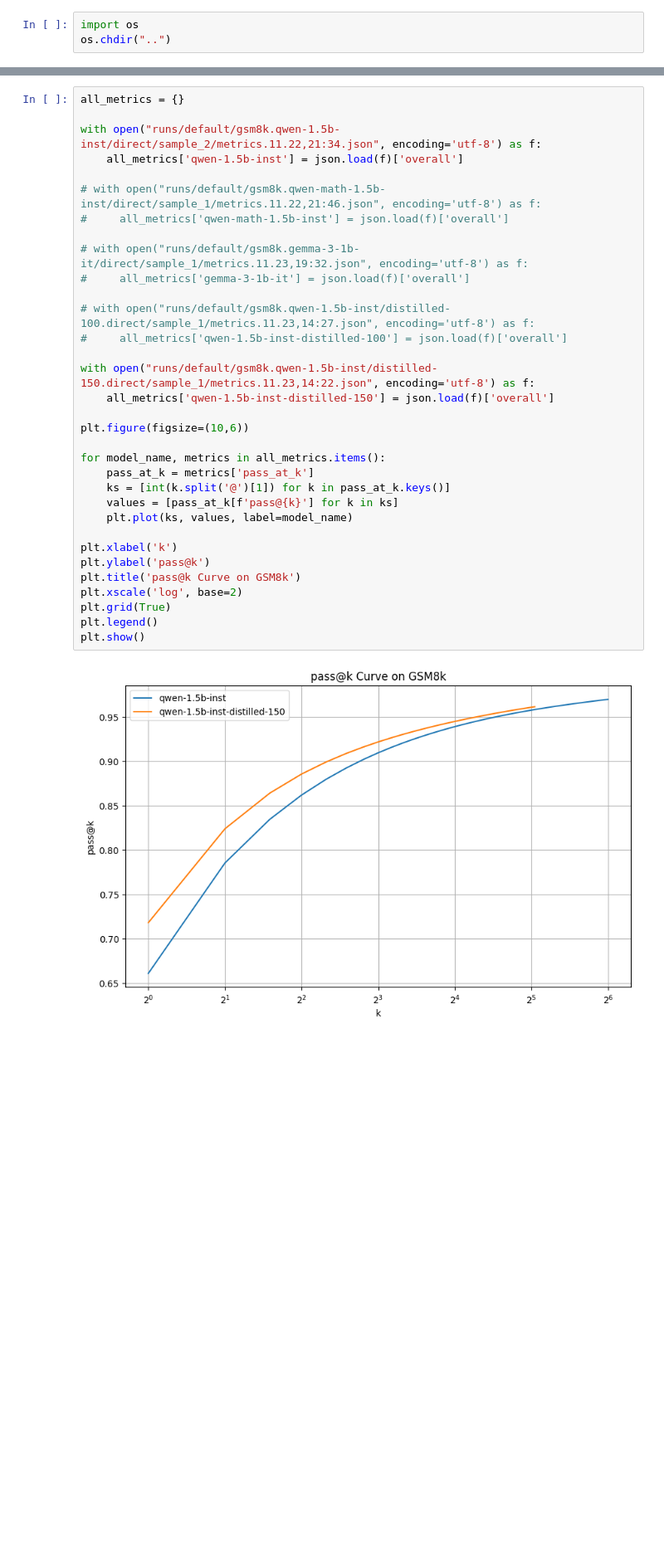
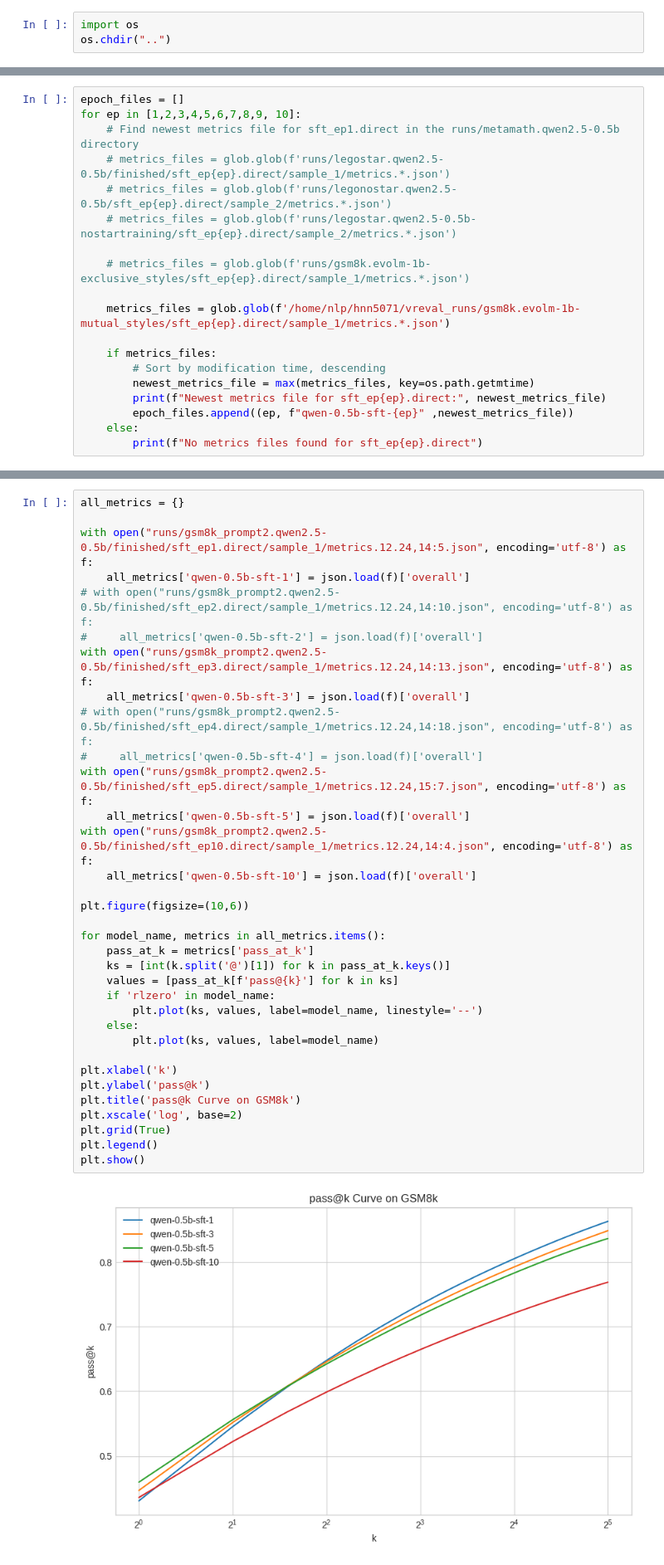
Before and after one commit to NNHieu/VREvals, a Jupyter notebook: notebooks/PlotPassK.ipynb, the cells around one changed output, grey strips where cells are left out. Shown at 83% size. Saved outputs shown, nothing was run; the diff lists cells and outputs as text; blank space fills up the shorter version.

```diff
--- a/notebooks/PlotPassK.ipynb
+++ b/notebooks/PlotPassK.ipynb
@@ -84,0 +243,19 @@ plt.show()
+# %%
+epoch_files = []
+for ep in [1,2,3,4,5,6,7,8,9, 10]:
+    # Find newest metrics file for sft_ep1.direct in the runs/metamath.qwen2.5-0.5b directory
+    # metrics_files = glob.glob(f'runs/legostar.qwen2.5-0.5b/finished/sft_ep{ep}.direct/sample_1/metrics.*.json')
+    # metrics_files = glob.glob(f'runs/legonostar.qwen2.5-0.5b/sft_ep{ep}.direct/sample_2/metrics.*.json')
+    # metrics_files = glob.glob(f'runs/legostar.qwen2.5-0.5b-nostartraining/sft_ep{ep}.direct/sample_2/metrics.*.json')
+
+    # metrics_files = glob.glob(f'runs/gsm8k.evolm-1b-exclusive_styles/sft_ep{ep}.direct/sample_1/metrics.*.json')
+
+    metrics_files = glob.glob(f'/home/nlp/hnn5071/vreval_runs/gsm8k.evolm-1b-mutual_styles/sft_ep{ep}.direct/sample_1/metrics.*.json')
+
+    if metrics_files:
+        # Sort by modification time, descending
+        newest_metrics_file = max(metrics_files, key=os.path.getmtime)
+        print(f"Newest metrics file for sft_ep{ep}.direct:", newest_metrics_file)
+        epoch_files.append((ep, f"qwen-0.5b-sft-{ep}" ,newest_metrics_file))
+    else:
+        print(f"No metrics files found for sft_ep{ep}.direct")
@@ -85,35 +323,36 @@ plt.show()
 # %%
 all_metrics = {}
 
-with open("runs/default/gsm8k.qwen-1.5b-inst/direct/sample_2/metrics.11.22,21:34.json", encoding='utf-8') as f:
-    all_metrics['qwen-1.5b-inst'] = json.load(f)['overall']
-
-# with open("runs/default/gsm8k.qwen-math-1.5b-inst/direct/sample_1/metrics.11.22,21:46.json", encoding='utf-8') as f:
-#     all_metrics['qwen-math-1.5b-inst'] = json.load(f)['overall']
-
-# with open("runs/default/gsm8k.gemma-3-1b-it/direct/sample_1/metrics.11.23,19:32.json", encoding='utf-8') as f:
-#     all_metrics['gemma-3-1b-it'] = json.load(f)['overall']
-
-# with open("runs/default/gsm8k.qwen-1.5b-inst/distilled-100.direct/sample_1/metrics.11.23,14:27.json", encoding='utf-8') as f:
-#     all_metrics['qwen-1.5b-inst-distilled-100'] = json.load(f)['overall']
-
-with open("runs/default/gsm8k.qwen-1.5b-inst/distilled-150.direct/sample_1/metrics.11.23,14:22.json", encoding='utf-8') as f:
-    all_metrics['qwen-1.5b-inst-distilled-150'] = json.load(f)['overall']
+with open("runs/gsm8k_prompt2.qwen2.5-0.5b/finished/sft_ep1.direct/sample_1/metrics.12.24,14:5.json", encoding='utf-8') as f:
+    all_metrics['qwen-0.5b-sft-1'] = json.load(f)['overall']
+# with open("runs/gsm8k_prompt2.qwen2.5-0.5b/finished/sft_ep2.direct/sample_1/metrics.12.24,14:10.json", encoding='utf-8') as f:
+#     all_metrics['qwen-0.5b-sft-2'] = json.load(f)['overall']
+with open("runs/gsm8k_prompt2.qwen2.5-0.5b/finished/sft_ep3.direct/sample_1/metrics.12.24,14:13.json", encoding='utf-8') as f:
+    all_metrics['qwen-0.5b-sft-3'] = json.load(f)['overall']
+# with open("runs/gsm8k_prompt2.qwen2.5-0.5b/finished/sft_ep4.direct/sample_1/metrics.12.24,14:18.json", encoding='utf-8') as f:
+#     all_metrics['qwen-0.5b-sft-4'] = json.load(f)['overall']
+with open("runs/gsm8k_prompt2.qwen2.5-0.5b/finished/sft_ep5.direct/sample_1/metrics.12.24,15:7.json", encoding='utf-8') as f:
+    all_metrics['qwen-0.5b-sft-5'] = json.load(f)['overall']
+with open("runs/gsm8k_prompt2.qwen2.5-0.5b/finished/sft_ep10.direct/sample_1/metrics.12.24,14:4.json", encoding='utf-8') as f:
+    all_metrics['qwen-0.5b-sft-10'] = json.load(f)['overall']
 
 plt.figure(figsize=(10,6))
 
 for model_name, metrics in all_metrics.items():
     pass_at_k = metrics['pass_at_k']
     ks = [int(k.split('@')[1]) for k in pass_at_k.keys()]
     values = [pass_at_k[f'pass@{k}'] for k in ks]
-    plt.plot(ks, values, label=model_name)
+    if 'rlzero' in model_name:
+        plt.plot(ks, values, label=model_name, linestyle='--')
+    else:
+        plt.plot(ks, values, label=model_name)
 
 plt.xlabel('k')
 plt.ylabel('pass@k')
 plt.title('pass@k Curve on GSM8k')
 plt.xscale('log', base=2)
 plt.grid(True)
 plt.legend()
 plt.show()
 # %% [output]
-[figure, old version]
+[figure, new version]
```
Also changed, not shown: parts of 15 cells of this notebook, 14 other files.
